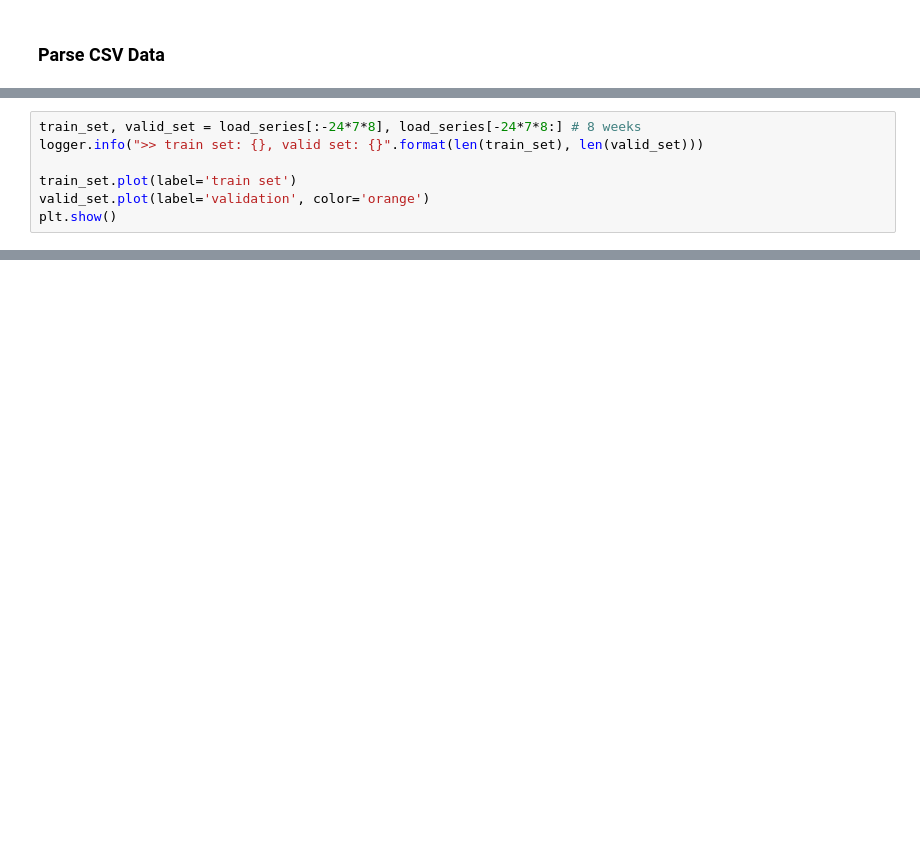
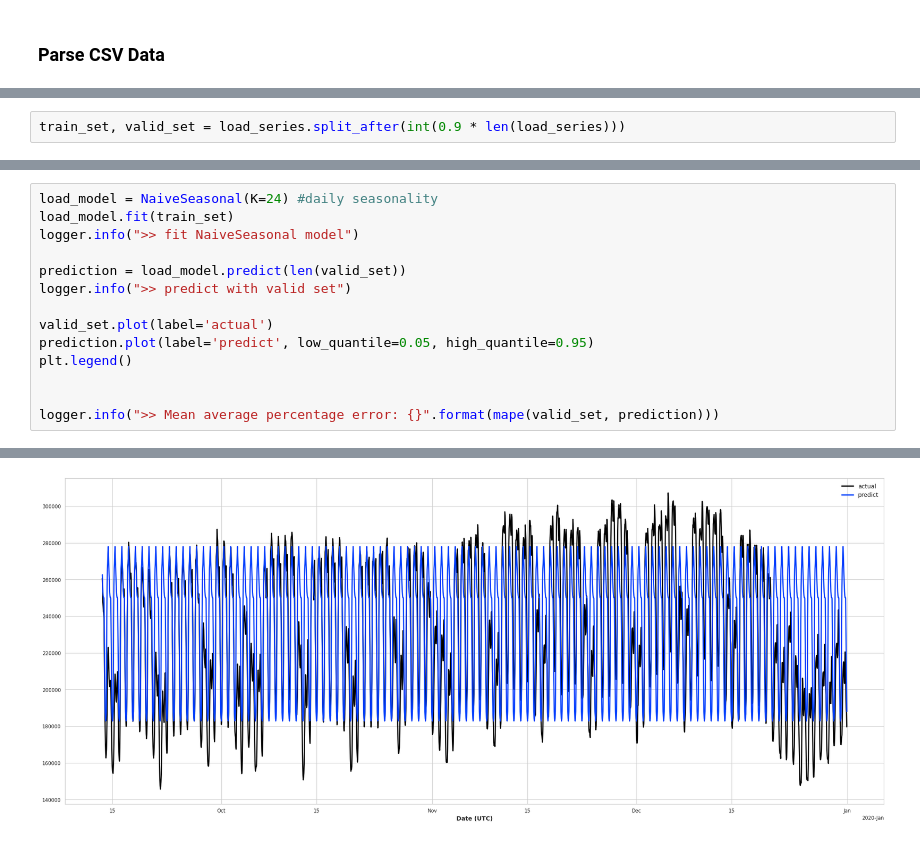
Before and after one commit to Mnpr/TimeSeriesAnalysis, a Jupyter notebook: src/notebook_dataset2.ipynb, the cells around one changed output, grey strips where cells are left out. Drawn from its saved outputs; the diff is of its cells as text; blank space fills up the shorter version.

```diff
--- a/src/notebook_dataset2.ipynb
+++ b/src/notebook_dataset2.ipynb
@@ -85,3 +82,5 @@ Attributes:
+# %%
+train_set, valid_set = load_series.split_after(int(0.9 * len(load_series)))
 # %%
 from darts.models import (
     NaiveSeasonal,
@@ -92,10 +93,3 @@ from darts.utils.utils import (
     SeasonalityMode
 )
 from darts.metrics import mape
-# %%
-train_set, valid_set = load_series[:-24*7*8], load_series[-24*7*8:] # 8 weeks
-logger.info(">> train set: {}, valid set: {}".format(len(train_set), len(valid_set)))
-
-train_set.plot(label='train set')
-valid_set.plot(label='validation', color='orange')
-plt.show()
@@ -104,0 +96,15 @@ plt.show()
+# %%
+load_model = NaiveSeasonal(K=24) #daily seasonality
+load_model.fit(train_set)
+logger.info(">> fit NaiveSeasonal model")
+
+prediction = load_model.predict(len(valid_set))
+logger.info(">> predict with valid set")
+
+valid_set.plot(label='actual')
+prediction.plot(label='predict', low_quantile=0.05, high_quantile=0.95)
+plt.legend()
+
+
+logger.info(">> Mean average percentage error: {}".format(mape(valid_set, prediction)))
+# %% [output]
@@ -104,0 +114 @@ plt.show()
+[figure, added]
```
Also changed, not shown: parts of 8 cells of this notebook, 1 other file.
